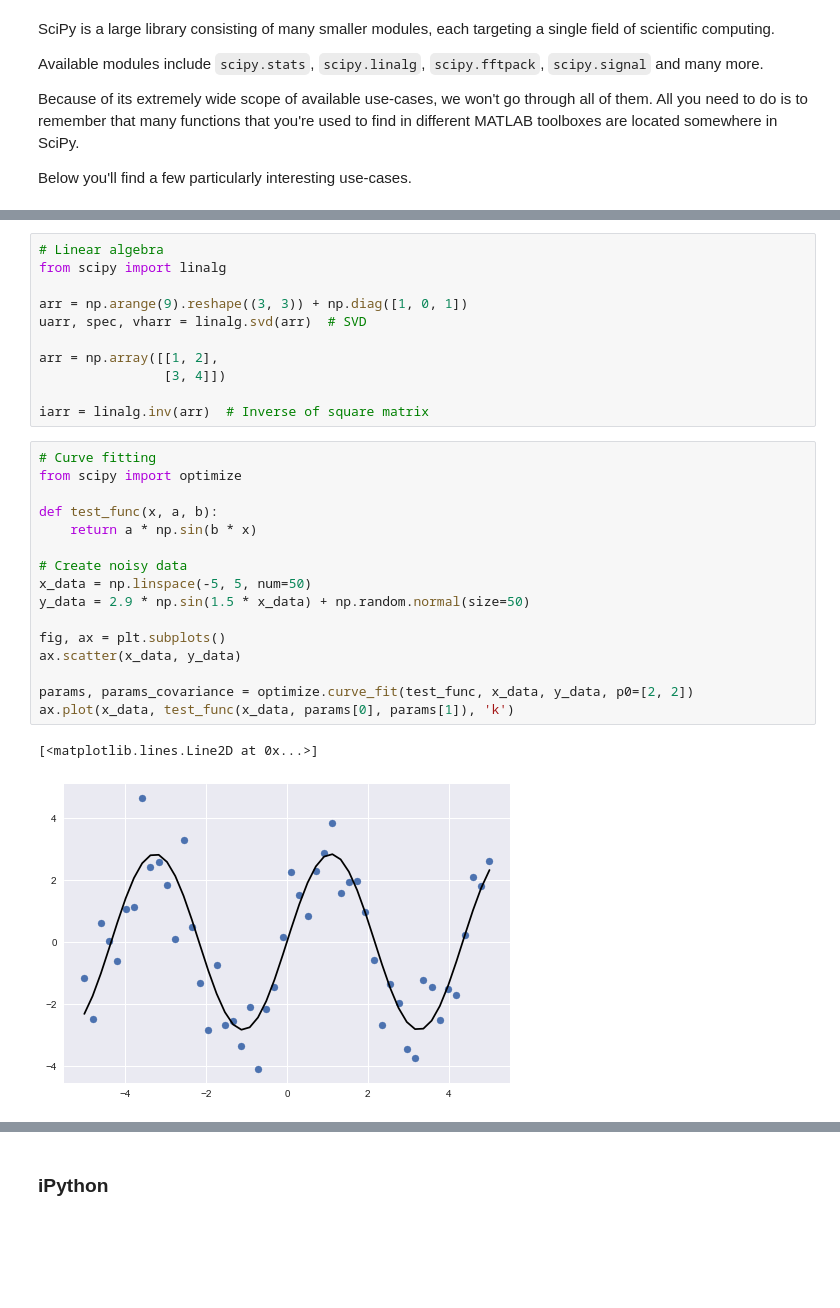
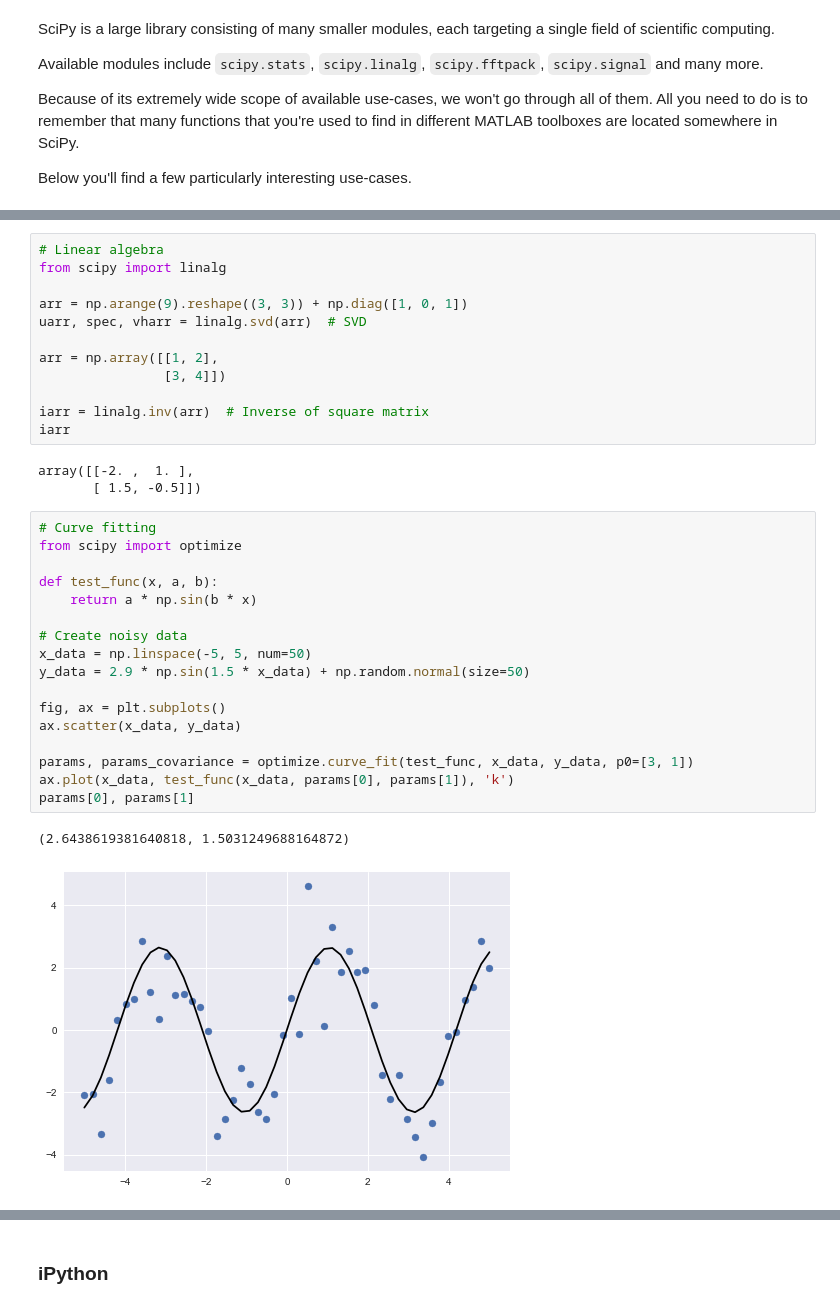
Before and after one commit to sagol-python-for-neuroscientists/textbook-public, a Jupyter notebook: classes/class6.ipynb, the cells around one changed output, grey strips where cells are left out. Saved outputs shown, nothing was run; the diff lists cells and outputs as text; blank space fills up the shorter version.

```diff
--- a/classes/class6.ipynb
+++ b/classes/class6.ipynb
@@ -160,25 +178,30 @@ arr = np.array([[1, 2],
                 [3, 4]])
 
 iarr = linalg.inv(arr)  # Inverse of square matrix
+iarr
+# %% [output]
+array([[-2. ,  1. ],
+       [ 1.5, -0.5]])
 # %%
 # Curve fitting
 from scipy import optimize
 
 def test_func(x, a, b):
     return a * np.sin(b * x)
 
 # Create noisy data
 x_data = np.linspace(-5, 5, num=50)
 y_data = 2.9 * np.sin(1.5 * x_data) + np.random.normal(size=50)
 
 fig, ax = plt.subplots()
 ax.scatter(x_data, y_data)
 
-params, params_covariance = optimize.curve_fit(test_func, x_data, y_data, p0=[2, 2])
+params, params_covariance = optimize.curve_fit(test_func, x_data, y_data, p0=[3, 1])
 ax.plot(x_data, test_func(x_data, params[0], params[1]), 'k')
+params[0], params[1]
 # %% [output]
-[<matplotlib.lines.Line2D at 0x...>]
+(2.6438619381640818, 1.5031249688164872)
-[figure, old version]
+[figure, new version]
 # %%
 # Statistics
 from scipy import stats
```
Also changed, not shown: parts of 83 cells of this notebook, 2 other files.
